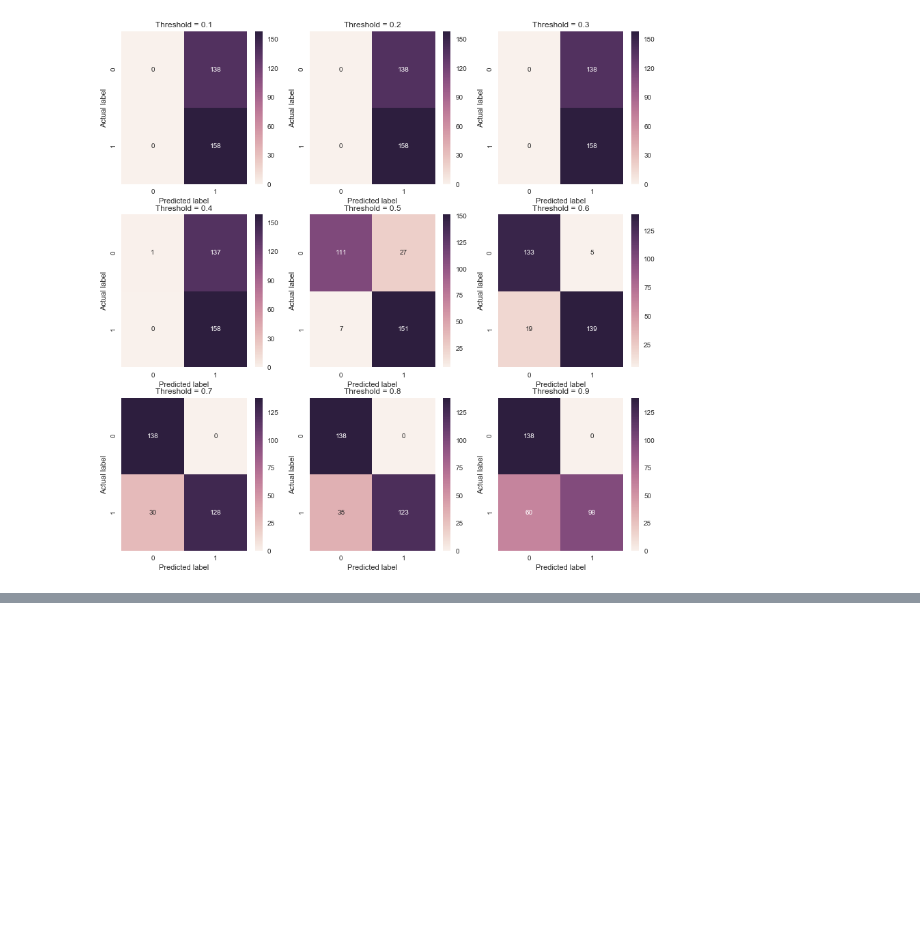
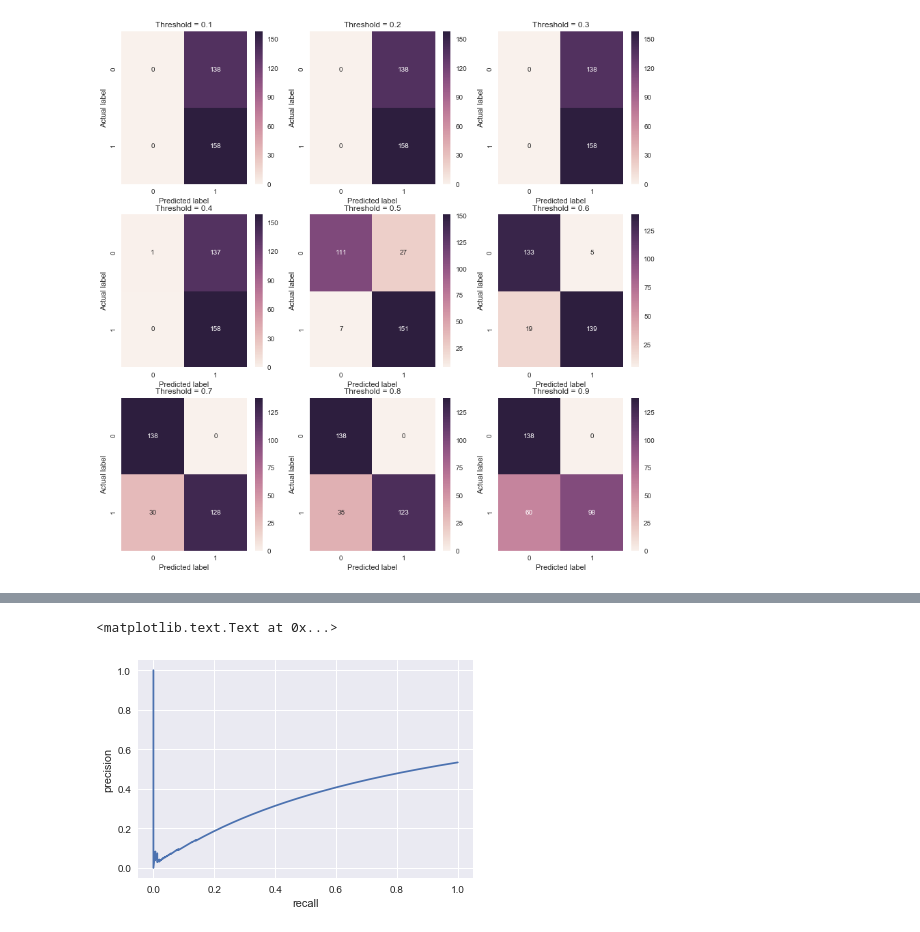
Before and after one commit to sushant2811/CreditCardFraudDetection, a Jupyter notebook: CreditCardFraudDetection.ipynb, the cells around one changed output, grey strips where cells are left out. Saved outputs shown, nothing was run; the diff lists cells and outputs as text; code cells hidden in the pictures; blank space fills up the shorter version.

```diff
--- a/CreditCardFraudDetection.ipynb
+++ b/CreditCardFraudDetection.ipynb
@@ -919,0 +934,7 @@ Threshold =  0.9 , recall =  0.620253164557 , precision =  1.0 , f1_score =  0.7
+# %%
+plt.plot(recall1, pr1)
+plt.xlabel('recall')
+plt.ylabel('precision')
+# %% [output]
+<matplotlib.text.Text at 0x...>
+[figure, added]
```
Also changed, not shown: parts of 13 cells of this notebook.
